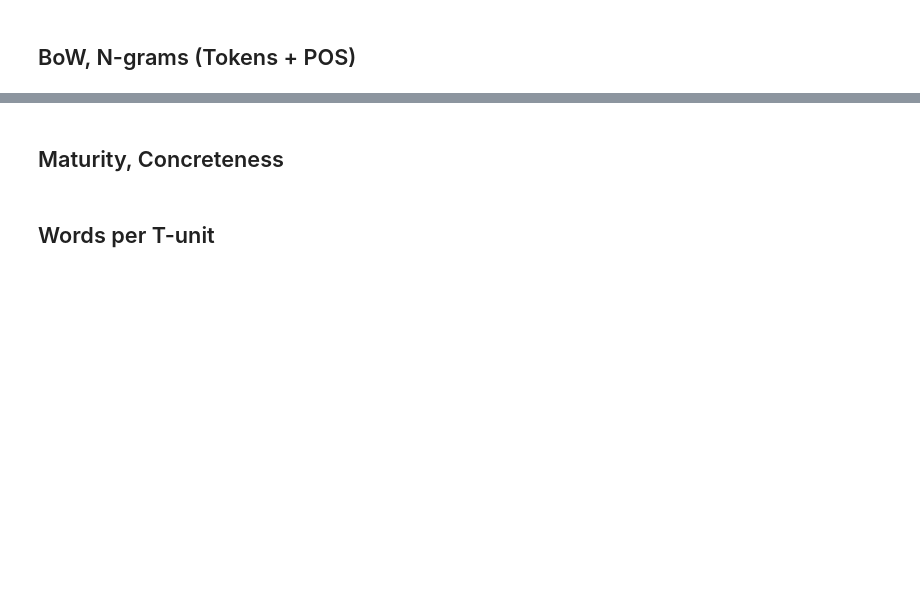
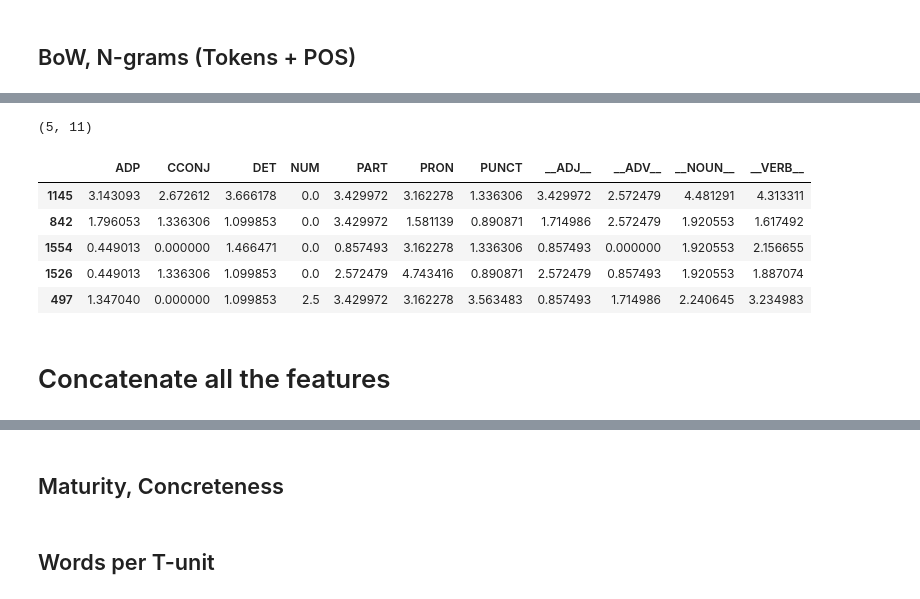
Before and after one commit to devanshi28/finalProject, a Jupyter notebook: experiments/WIP.ipynb, the cells around one changed output, grey strips where cells are left out. Drawn from its saved outputs; the diff is of its cells as text; code cells hidden in the pictures; blank space fills up the shorter version.

```diff
--- a/experiments/WIP.ipynb
+++ b/experiments/WIP.ipynb
@@ -244,18 +207,0 @@ def get_concreteness(col):
-# %%
-words_per_t_unit = []
-
-for doc in nlp.pipe(new_df['EssayText']):
-    tokens = []
-    words = []
-
-    for sent in doc.sents:
-        #print(sent)
-        tokens.append([w.text.lower() for w in sent if w.pos_ not in ['PUNCT','SYM','X','SPACE']])
-
-
-    #Get number of words in a sentence
-    for i in tokens:
-        words.append(len(i))
-
-    #Get avg words per sentence for the doc
-    words_per_t_unit.append(sum(words)/len(words))
@@ -282,0 +264,31 @@ pd.DataFrame(X_train_counts.toarray(), columns=vectorizer.get_feature_names()).h
+# %%
+def spacy_pos_tagger(doc):
+    content_words = ['NOUN', 'PROPN', 'VERB', 'ADJ', 'ADV']
+
+    doc = nlp(doc)
+
+    #remove ^p (bullet points)
+
+    return ['__{}__'.format(w.pos_) if w.pos_ in content_words else w.pos_ for w in doc]
+
+
+
+vectorizer = CountVectorizer(ngram_range=(1,1), max_features=200, tokenizer=spacy_pos_tagger)
+pos_ngrams = vectorizer.fit_transform(new_df['EssayText'])
+print(pos_ngrams.shape)
+
+#pd.DataFrame(X_train_counts.toarray(), columns=vectorizer.get_feature_names()).head()
+
+scaled_pos_ngrams = StandardScaler(with_mean=False).fit_transform(pos_ngrams)
+pos_ngrams_df = pd.DataFrame(scaled_pos_ngrams.toarray(), columns=vectorizer.get_feature_names(), index=new_df.index)
+pos_ngrams_df.head()
+# %% [output]
+(5, 11)
+|  | ADP | CCONJ | DET | NUM | PART | PRON | PUNCT | __ADJ__ | __ADV__ | __NOUN__ | __VERB__ |
+| 1145 | 3.143093 | 2.672612 | 3.666178 | 0.0 | 3.429972 | 3.162278 | 1.336306 | 3.429972 | 2.572479 | 4.481291 | 4.313311 |
+| 842 | 1.796053 | 1.336306 | 1.099853 | 0.0 | 3.429972 | 1.581139 | 0.890871 | 1.714986 | 2.572479 | 1.920553 | 1.617492 |
+| 1554 | 0.449013 | 0.000000 | 1.466471 | 0.0 | 0.857493 | 3.162278 | 1.336306 | 0.857493 | 0.000000 | 1.920553 | 2.156655 |
+| 1526 | 0.449013 | 1.336306 | 1.099853 | 0.0 | 2.572479 | 4.743416 | 0.890871 | 2.572479 | 0.857493 | 1.920553 | 1.887074 |
+| 497 | 1.347040 | 0.000000 | 1.099853 | 2.5 | 3.429972 | 3.162278 | 3.563483 | 0.857493 | 1.714986 | 2.240645 | 3.234983 |
+# %% [markdown]
+# Concatenate all the features
```
Also changed, not shown: parts of 14 cells of this notebook.
